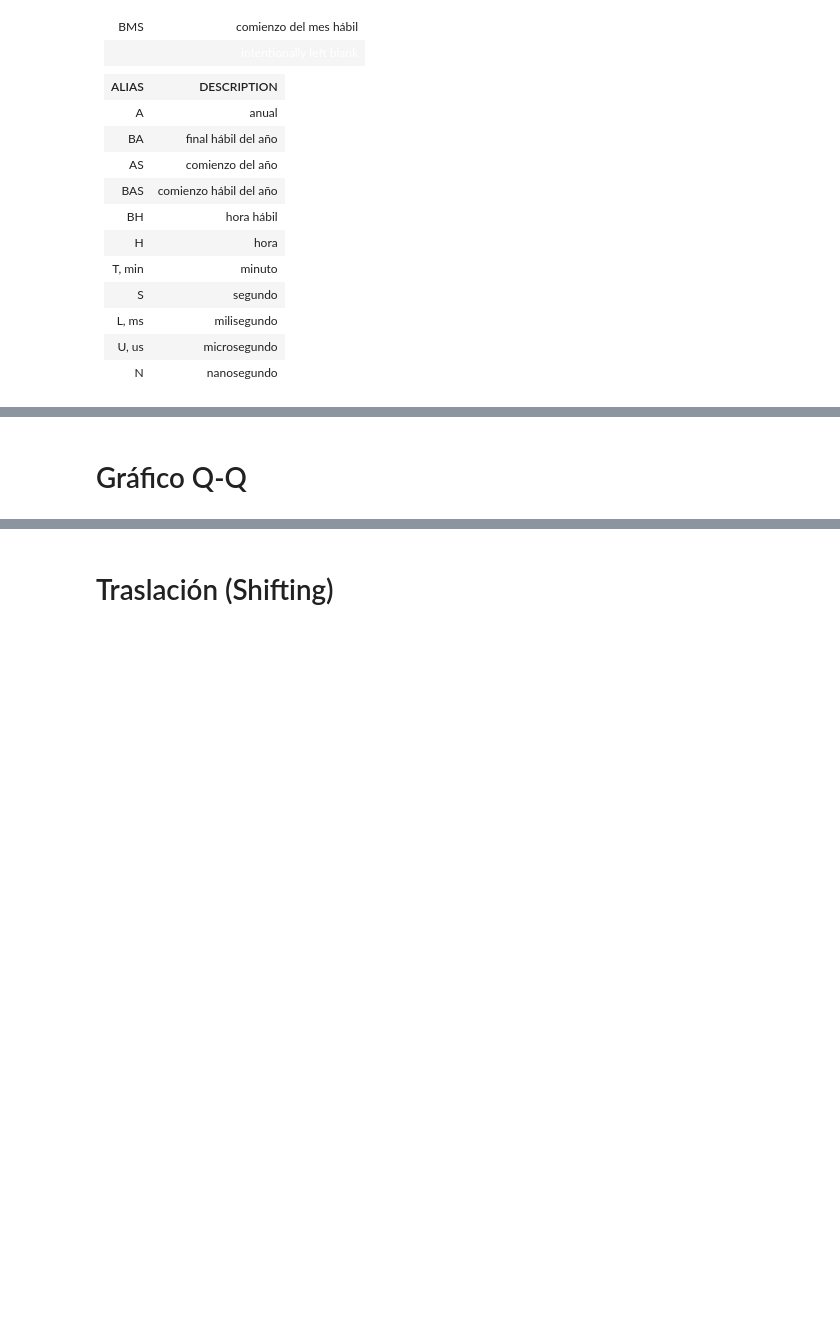
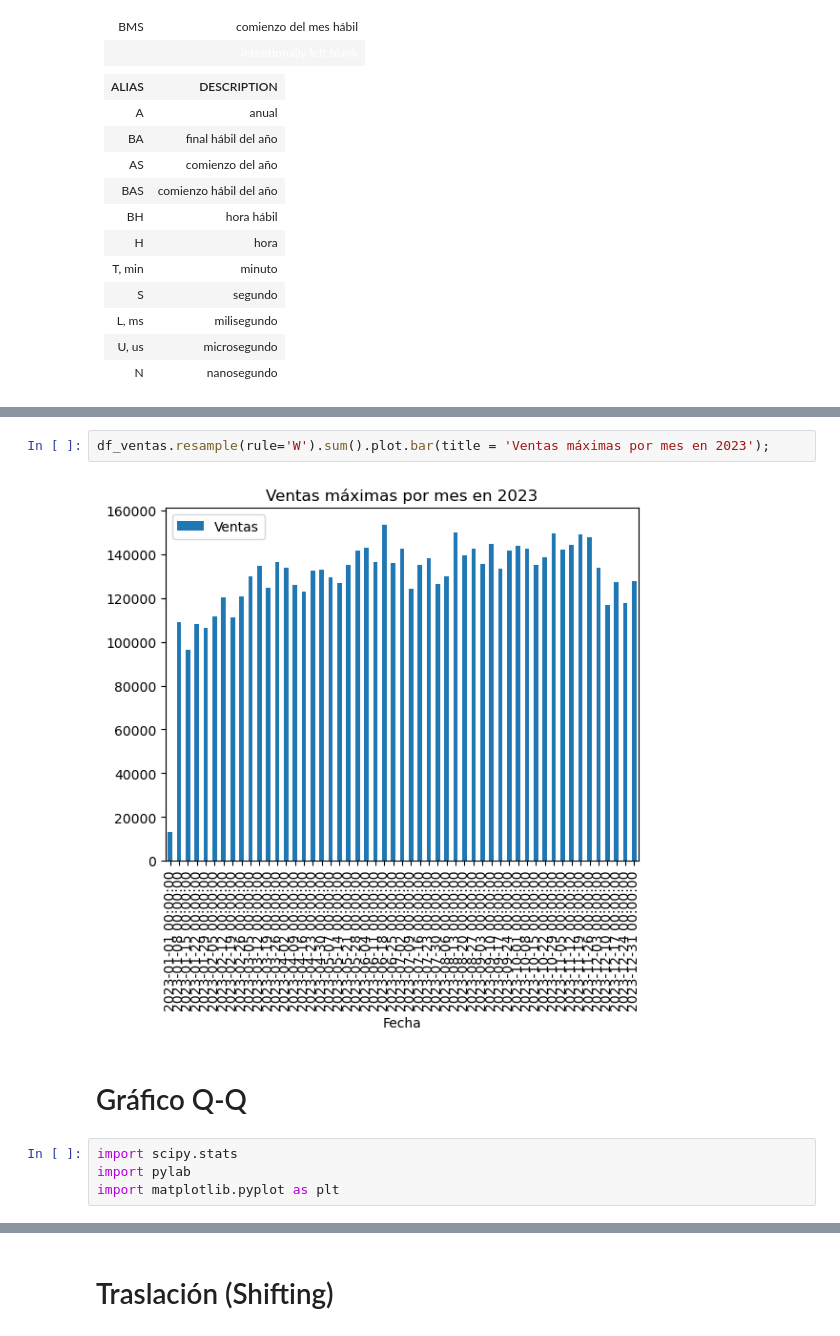
Before and after one commit to FIUBA-Posgrado-Inteligencia-Artificial/CEIA-AST, a Jupyter notebook: Clase 1/Clase 1 STIA-Copy1.ipynb, the cells around one changed output, grey strips where cells are left out. Saved outputs shown, nothing was run; the diff lists cells and outputs as text; blank space fills up the shorter version.

```diff
--- a/Clase 1/Clase 1 STIA-Copy1.ipynb
+++ b/Clase 1/Clase 1 STIA-Copy1.ipynb
@@ -74,2 +277,10 @@ El parámetro **rule** describe la frequencia con la que se aplica la función d
+# %%
+df_ventas.resample(rule='W').sum().plot.bar(title = 'Ventas máximas por mes en 2023');
+# %% [output]
+[figure, added]
 # %% [markdown]
 # Gráfico Q-Q
+# %%
+import scipy.stats
+import pylab
+import matplotlib.pyplot as plt
```
Also changed, not shown: parts of 46 cells of this notebook, 5 other files.
